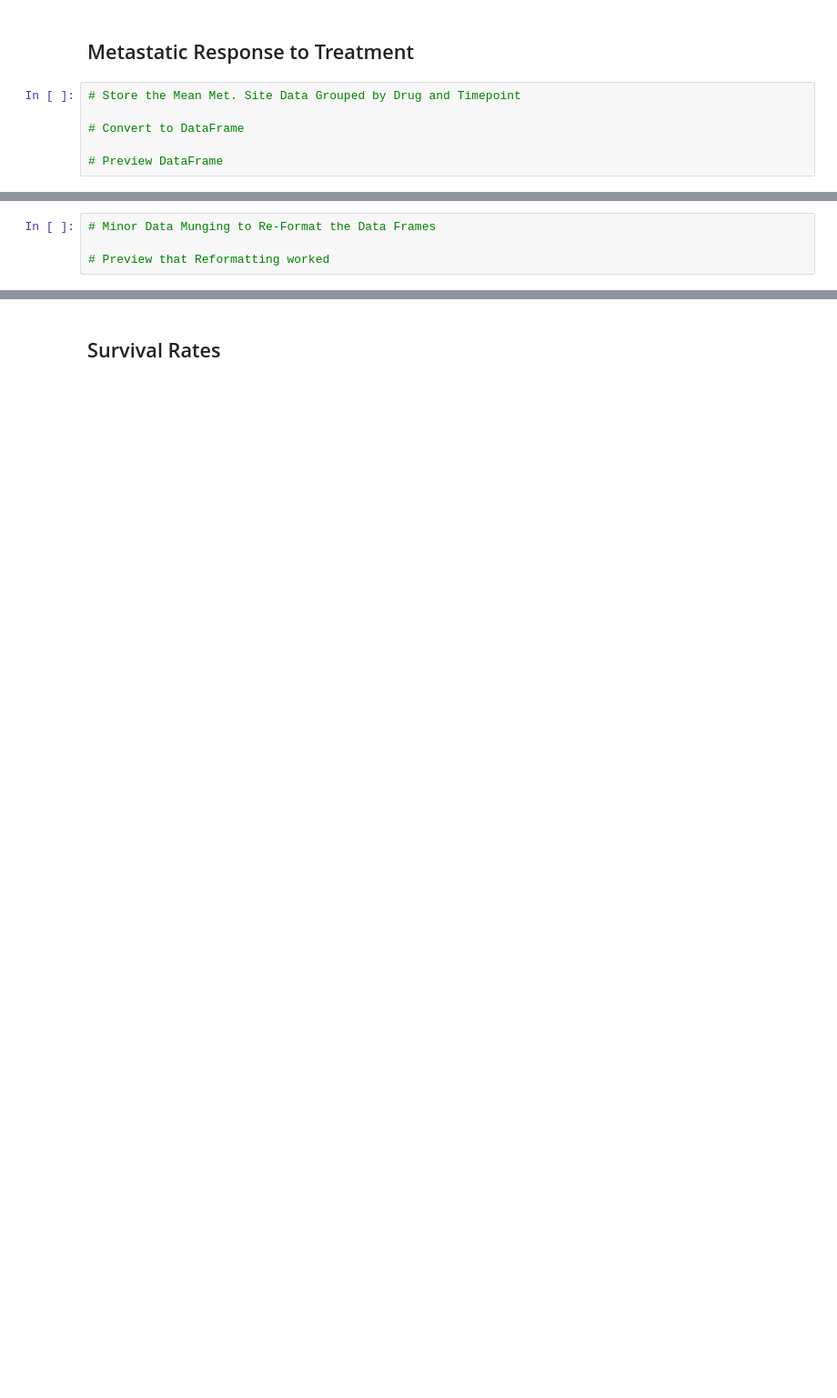
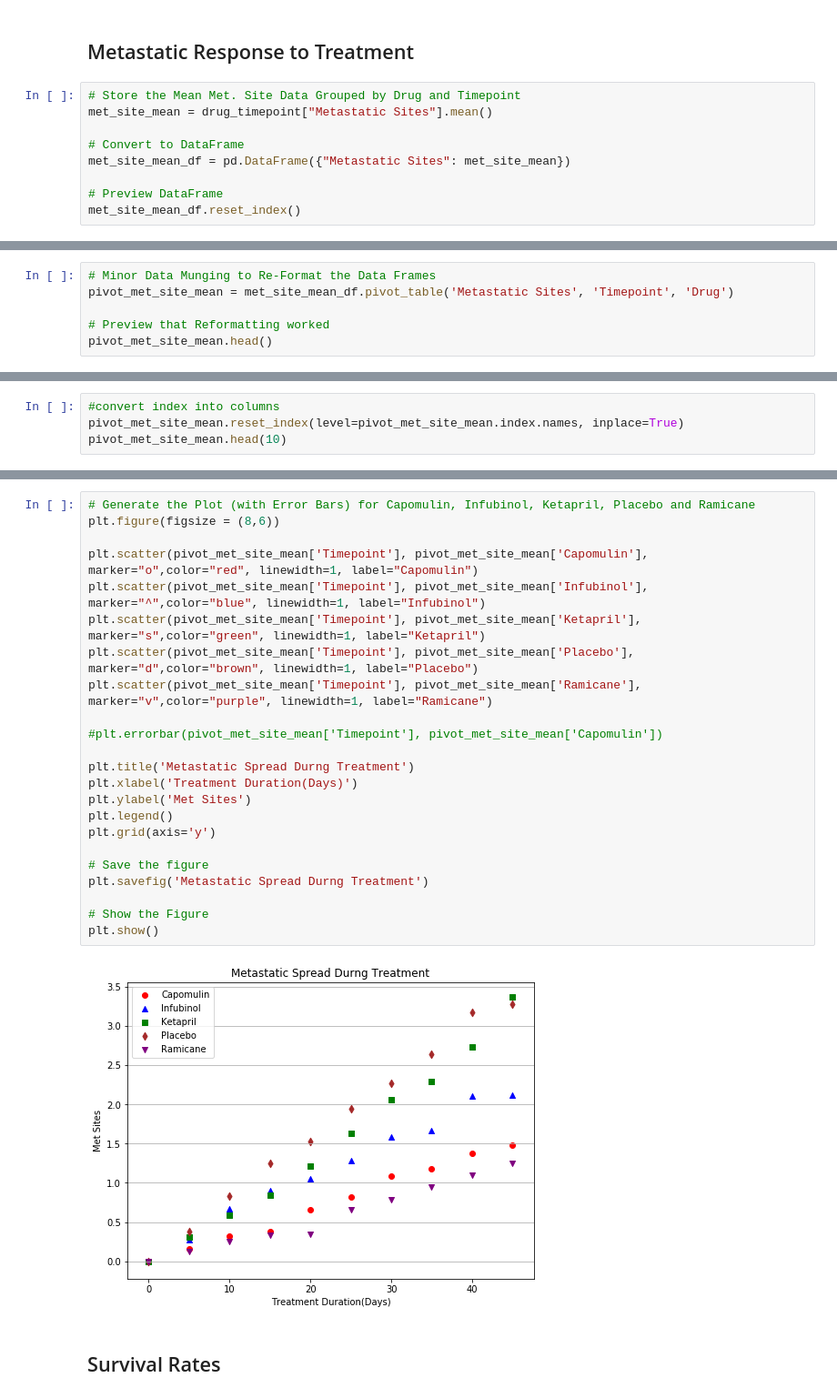
Before and after one commit to dvndata/DatavizClass, a Jupyter notebook: matplotlib-challenge/Pymaceuticals/main.ipynb, the cells around one changed output, grey strips where cells are left out. Shown at 91% size. Saved outputs shown, nothing was run; the diff lists cells and outputs as text; blank space fills up the shorter version.

```diff
--- a/matplotlib-challenge/Pymaceuticals/main.ipynb
+++ b/matplotlib-challenge/Pymaceuticals/main.ipynb
@@ -111,7 +140,10 @@ plt.show()
 ## Metastatic Response to Treatment
 # %%
 # Store the Mean Met. Site Data Grouped by Drug and Timepoint
+met_site_mean = drug_timepoint["Metastatic Sites"].mean()
 
 # Convert to DataFrame
+met_site_mean_df = pd.DataFrame({"Metastatic Sites": met_site_mean})
 
 # Preview DataFrame
+met_site_mean_df.reset_index()
@@ -124,4 +187,6 @@ plt.show()
 # %%
 # Minor Data Munging to Re-Format the Data Frames
+pivot_met_site_mean = met_site_mean_df.pivot_table('Metastatic Sites', 'Timepoint', 'Drug')
 
 # Preview that Reformatting worked
+pivot_met_site_mean.head()
@@ -135,0 +201,4 @@ plt.show()
+# %%
+#convert index into columns
+pivot_met_site_mean.reset_index(level=pivot_met_site_mean.index.names, inplace=True)
+pivot_met_site_mean.head(10)
@@ -136,3 +217,28 @@ plt.show()
+# %%
+# Generate the Plot (with Error Bars) for Capomulin, Infubinol, Ketapril, Placebo and Ramicane
+plt.figure(figsize = (8,6))
+
+plt.scatter(pivot_met_site_mean['Timepoint'], pivot_met_site_mean['Capomulin'], marker="o",color="red", linewidth=1, label="Capomulin")
+plt.scatter(pivot_met_site_mean['Timepoint'], pivot_met_site_mean['Infubinol'], marker="^",color="blue", linewidth=1, label="Infubinol")
+plt.scatter(pivot_met_site_mean['Timepoint'], pivot_met_site_mean['Ketapril'],  marker="s",color="green", linewidth=1, label="Ketapril")
+plt.scatter(pivot_met_site_mean['Timepoint'], pivot_met_site_mean['Placebo'],   marker="d",color="brown", linewidth=1, label="Placebo")
+plt.scatter(pivot_met_site_mean['Timepoint'], pivot_met_site_mean['Ramicane'],   marker="v",color="purple", linewidth=1, label="Ramicane")
+
+#plt.errorbar(pivot_met_site_mean['Timepoint'], pivot_met_site_mean['Capomulin'])
+
+plt.title('Metastatic Spread Durng Treatment')
+plt.xlabel('Treatment Duration(Days)')
+plt.ylabel('Met Sites')
+plt.legend()
+plt.grid(axis='y')
+
+# Save the figure
+plt.savefig('Metastatic Spread Durng Treatment')
+
+# Show the Figure
+plt.show()
+# %% [output]
+[figure, added]
 # %% [markdown]
 ## Survival Rates
 # %%
```
Also changed, not shown: parts of 25 cells of this notebook, 6 other files.
